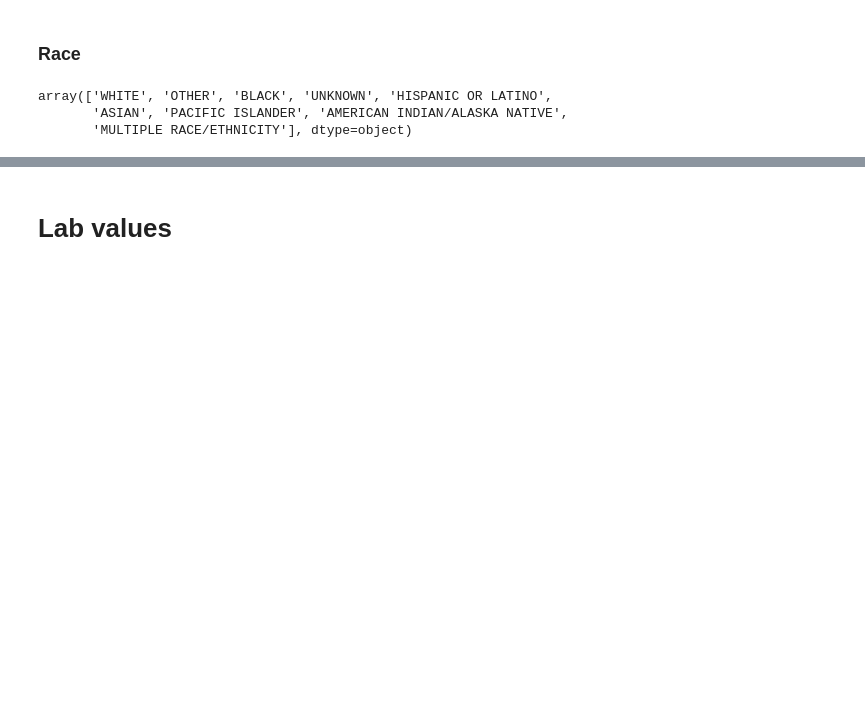
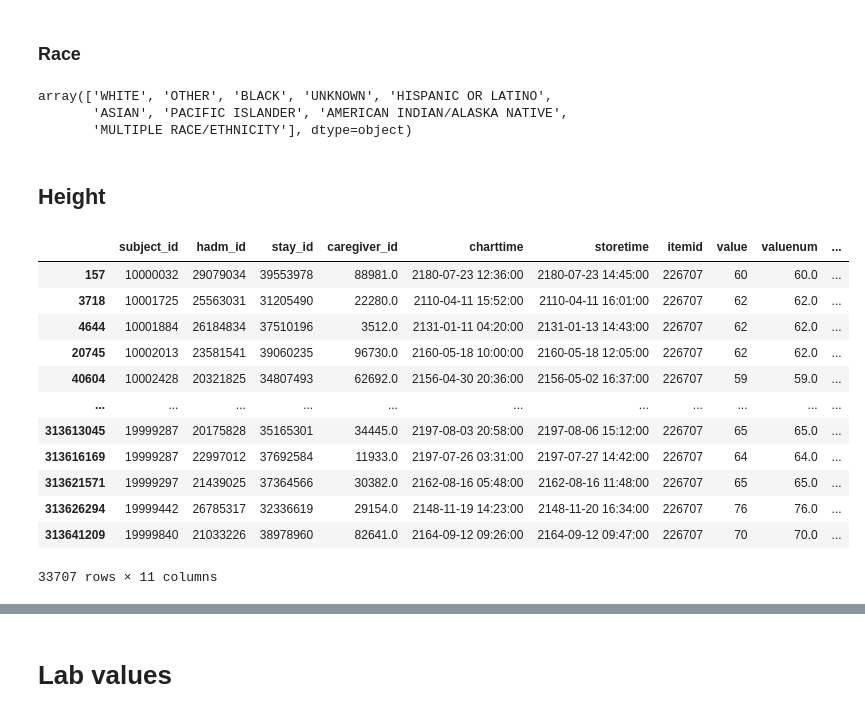
Before and after one commit to cyp-ark/RL-AIAKI, a Jupyter notebook: code/2_.ipynb, the cells around one changed output, grey strips where cells are left out. Saved outputs shown, nothing was run; the diff lists cells and outputs as text; code cells hidden in the pictures; blank space fills up the shorter version.

```diff
--- a/code/2_.ipynb
+++ b/code/2_.ipynb
@@ -140,3 +143,22 @@ admissions_race.race.unique()
 array(['WHITE', 'OTHER', 'BLACK', 'UNKNOWN', 'HISPANIC OR LATINO',
        'ASIAN', 'PACIFIC ISLANDER', 'AMERICAN INDIAN/ALASKA NATIVE',
        'MULTIPLE RACE/ETHNICITY'], dtype=object)
+# %% [markdown]
+## Height
+# %%
+# Height
+chartevents[chartevents['itemid'].isin([226707])]
+# %% [output]
+|  | subject_id | hadm_id | stay_id | caregiver_id | charttime | storetime | itemid | value | valuenum | ... |
+| 157 | 10000032 | 29079034 | 39553978 | 88981.0 | 2180-07-23 12:36:00 | 2180-07-23 14:45:00 | 226707 | 60 | 60.0 | ... |
+| 3718 | 10001725 | 25563031 | 31205490 | 22280.0 | 2110-04-11 15:52:00 | 2110-04-11 16:01:00 | 226707 | 62 | 62.0 | ... |
+| 4644 | 10001884 | 26184834 | 37510196 | 3512.0 | 2131-01-11 04:20:00 | 2131-01-13 14:43:00 | 226707 | 62 | 62.0 | ... |
+| 20745 | 10002013 | 23581541 | 39060235 | 96730.0 | 2160-05-18 10:00:00 | 2160-05-18 12:05:00 | 226707 | 62 | 62.0 | ... |
+| 40604 | 10002428 | 20321825 | 34807493 | 62692.0 | 2156-04-30 20:36:00 | 2156-05-02 16:37:00 | 226707 | 59 | 59.0 | ... |
+| ... | ... | ... | ... | ... | ... | ... | ... | ... | ... | ... |
+| 313613045 | 19999287 | 20175828 | 35165301 | 34445.0 | 2197-08-03 20:58:00 | 2197-08-06 15:12:00 | 226707 | 65 | 65.0 | ... |
+| 313616169 | 19999287 | 22997012 | 37692584 | 11933.0 | 2197-07-26 03:31:00 | 2197-07-27 14:42:00 | 226707 | 64 | 64.0 | ... |
+| 313621571 | 19999297 | 21439025 | 37364566 | 30382.0 | 2162-08-16 05:48:00 | 2162-08-16 11:48:00 | 226707 | 65 | 65.0 | ... |
+| 313626294 | 19999442 | 26785317 | 32336619 | 29154.0 | 2148-11-19 14:23:00 | 2148-11-20 16:34:00 | 226707 | 76 | 76.0 | ... |
+| 313641209 | 19999840 | 21033226 | 38978960 | 82641.0 | 2164-09-12 09:26:00 | 2164-09-12 09:47:00 | 226707 | 70 | 70.0 | ... |
+33707 rows × 11 columns
```
Also changed, not shown: parts of 41 cells of this notebook, 6 other files.
